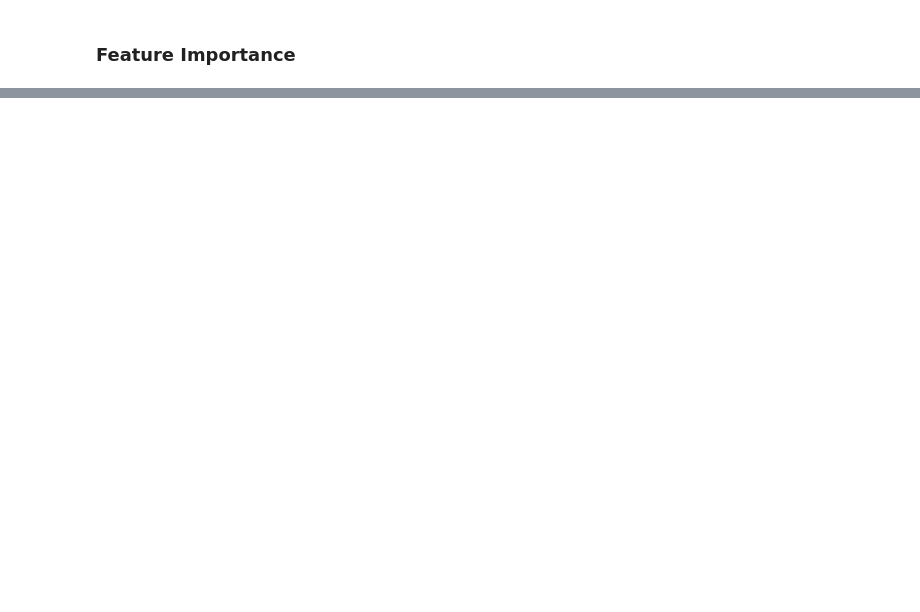
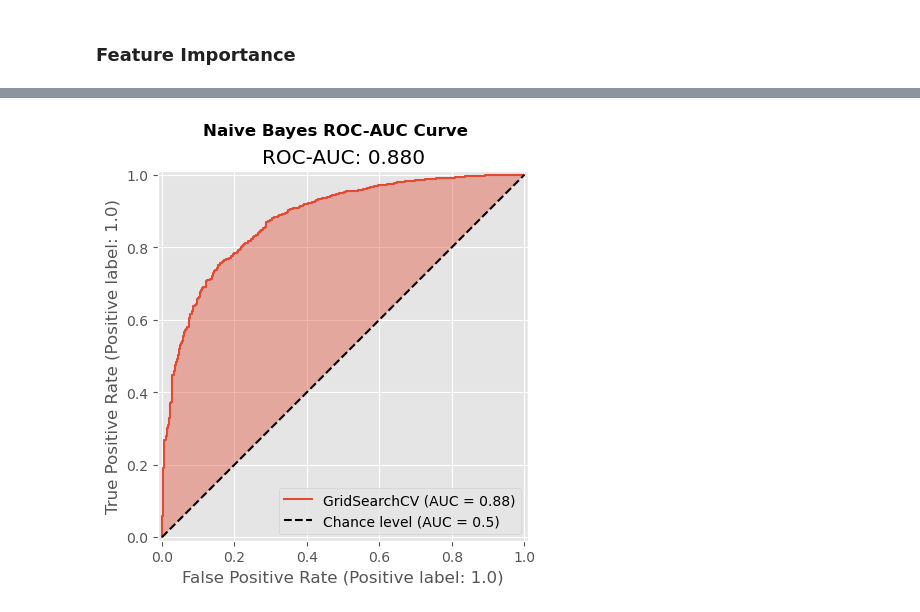
Before and after one commit to agtrinidad/s26-hnz-voter-predictors, a Jupyter notebook: s26_midterm_project_g17.ipynb, the cells around one changed output, grey strips where cells are left out. Drawn from its saved outputs; the diff is of its cells as text; code cells hidden in the pictures; blank space fills up the shorter version.

```diff
--- a/s26_midterm_project_g17.ipynb
+++ b/s26_midterm_project_g17.ipynb
@@ -1456,0 +2120,8 @@ May or may not do this
+# %%
+# Train-validation-test split (70 / 15 / 15)
+X_pass, X_orig_test, y_pass, y_orig_test = train_test_split(X_encoded, Y, test_size=0.3, random_state=42)
+X_test, X_val, y_test, y_val = train_test_split(X_orig_test, y_orig_test, test_size=0.5, random_state=42)
+# %%
+# Undersample majority class to balance training data
+rus = RandomUnderSampler(random_state=42)
+X_train, y_train = rus.fit_resample(X_pass, y_pass)
@@ -1456,0 +2136,8 @@ May or may not do this
+# %%
+# Define the model
+# min_categories ensures CategoricalNB allocates enough category slots per feature
+# even when a CV fold's training split is missing rare category values
+min_cats = (X_encoded.max() + 1).astype(int).tolist()
+
+# Set class prior to an even 50/50 baseline
+bayes_model = CategoricalNB(class_prior=[0.5, 0.5], min_categories=min_cats)
@@ -1456,0 +2191,21 @@ May or may not do this
+# %%
+# Pass 2
+param_grid_b = [
+    {
+        'alpha': [0.05, 0.1, 0.15, 0.2, 0.3, 0.4, 0.5]
+    }
+]
+
+grid_search_b = GridSearchCV(
+    estimator=bayes_model,
+    param_grid=param_grid_b,
+    cv=3,
+    scoring='roc_auc',
+    refit=True,
+    verbose=3
+)
+
+grid_search_b.fit(X_train, y_train)
+
+print(f"Best Params: {grid_search_b.best_params_}")
+gs_results_b = grid_search_b.cv_results_
@@ -1456,0 +2254,6 @@ May or may not do this
+# %%
+## ROC-AUC
+
+roc_curve_display_ex(grid_search_b, X_val, y_val, y_topic = 'Naive Bayes')
+# %% [output]
+[figure, added]
```
Also changed, not shown: parts of 62 cells of this notebook.
